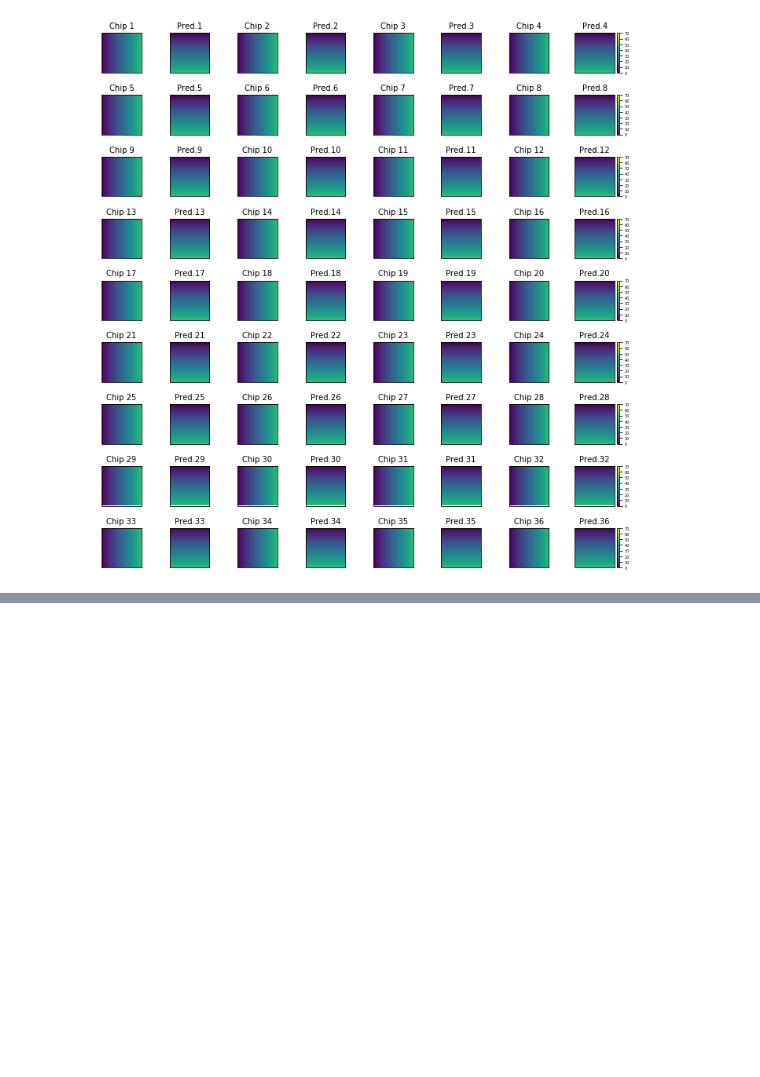
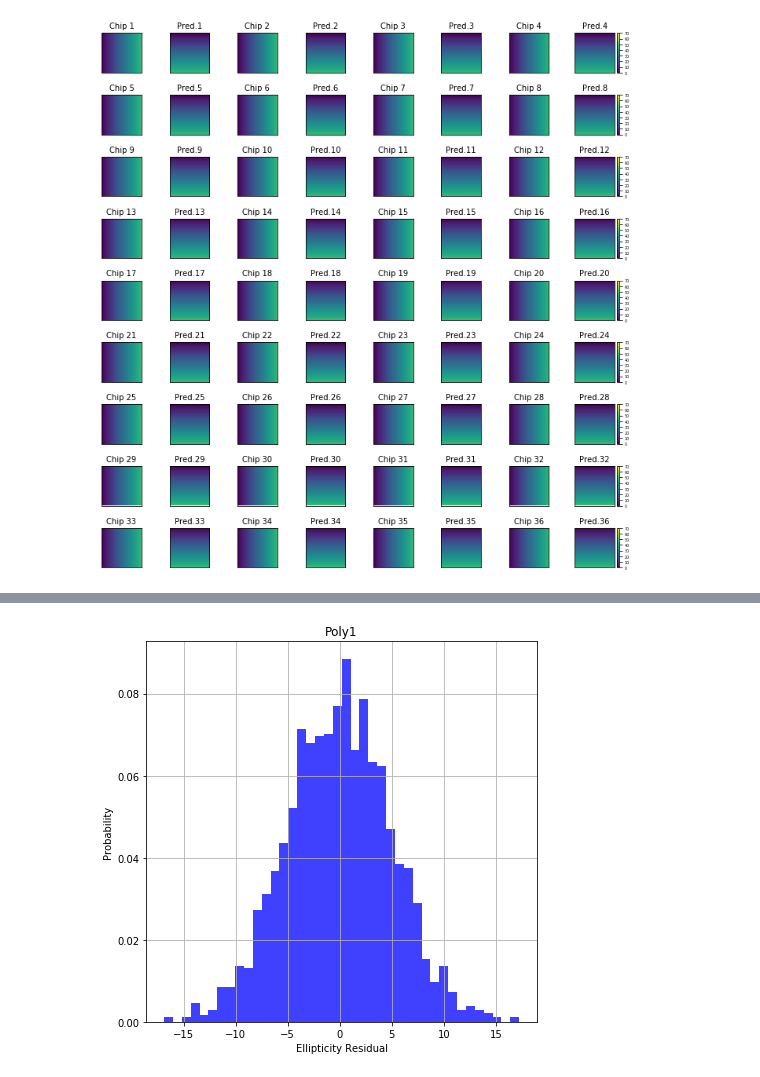
Before and after one commit to liuwenhaha/astro-physics-research, a Jupyter notebook: Coding.ipynb, the cells around one changed output, grey strips where cells are left out. Cells and saved outputs as stored; diff of their text form; code cells hidden in the pictures; blank space fills up the shorter version.

```diff
--- a/Coding.ipynb
+++ b/Coding.ipynb
@@ -437,0 +459,17 @@ plt.show()
+# %%
+import matplotlib.pyplot as plt
+from numpy.random import random
+import matplotlib.mlab as mlab
+method='poly1'
+mu, sigma = 0, 5
+x = mu + sigma*np.random.randn(2071)
+
+
+n, bins, patches = plt.hist(x, 40, normed=1, facecolor='blue', alpha=0.75)
+plt.xlabel('Ellipticity Residual')
+plt.ylabel('Probability')
+plt.title('{}'.format(method.title()))
+plt.grid(True)
+plt.show()
+# %% [output]
+[figure, added]
```
Also changed, not shown: parts of 4 cells of this notebook, 12 other files.
